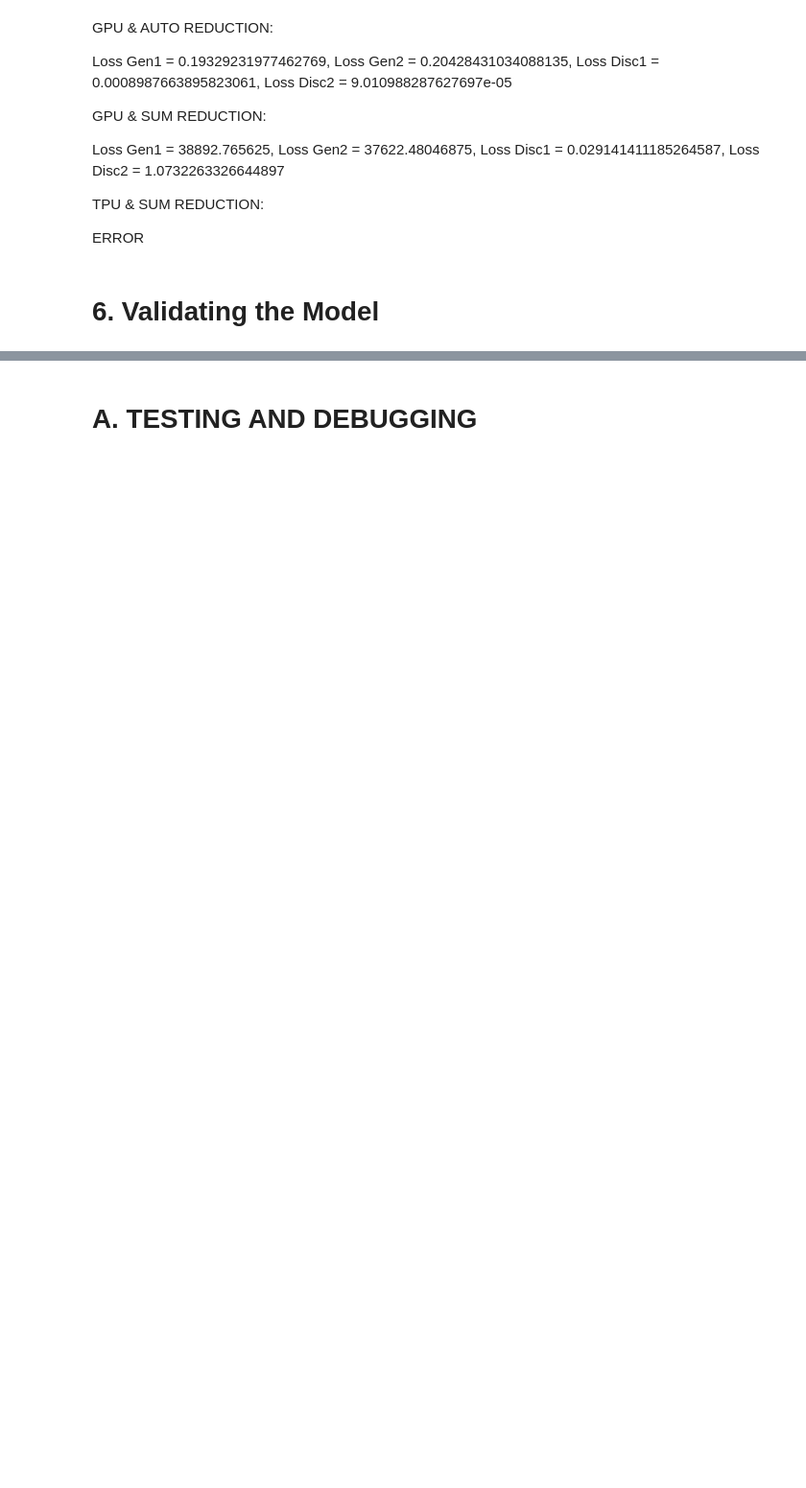
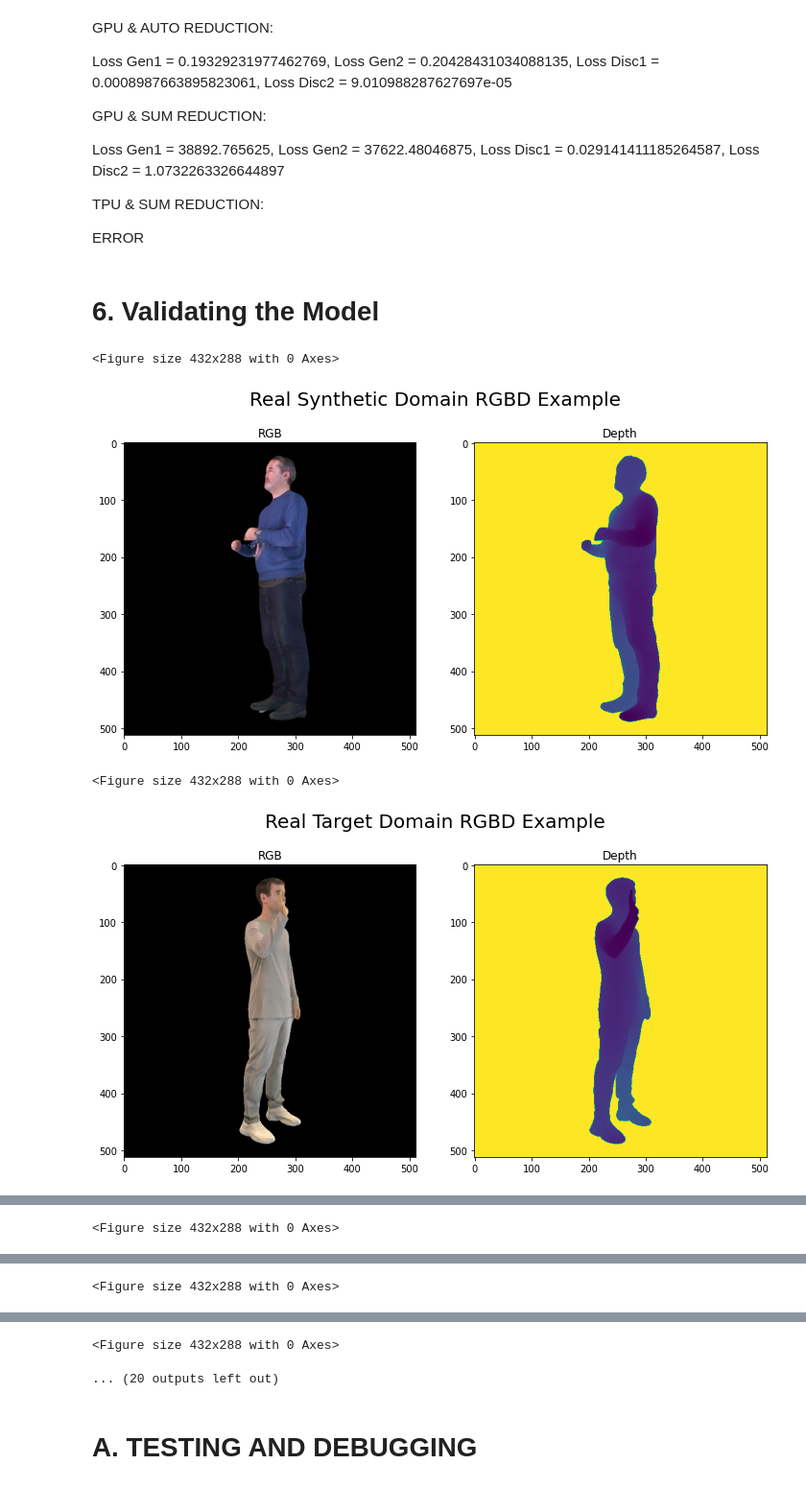
Before and after one commit to sascha-kirch/VoloGAN, a Jupyter notebook: VologramsData_Playground.ipynb, the cells around one changed output, grey strips where cells are left out. Shown at 96% size. Saved outputs shown, nothing was run; the diff lists cells and outputs as text; code cells hidden in the pictures; blank space fills up the shorter version.

```diff
--- a/VologramsData_Playground.ipynb
+++ b/VologramsData_Playground.ipynb
@@ -831,7 +744,7 @@ def decoder(inputs, convs, output_channels):
 # %% [markdown]
 Final U-Net Model
 # %%
-def UNet(imageShape = (512, 512, 4), name = None):
+def UNet(imageShape = (512, 512, 4), number_of_layers = 4, name = None):
   '''
   Defines the UNet by connecting the encoder, bottleneck and decoder.
   '''
@@ -840,7 +753,7 @@ def UNet(imageShape = (512, 512, 4), name = None):
   inputs = tf.keras.layers.Input(shape = imageShape)
 
   # feed the inputs to the encoder
-  encoder_output, convs = encoder(inputs)
+  encoder_output, convs = encoder(inputs, number_of_layers)
 
   # feed the encoder output to the bottleneck
   bottle_neck = bottleneck(encoder_output)
@@ -1258,16 +1725,3 @@ INPUT_SHAPE = (512, 512, 4)
 # %% [markdown]
 <a name="5-x"></a>
 ## 5.x Model Preparation
-# %%
-with strategy.scope():
-  #generator_T = ResNet(INPUT_SHAPE, name = "Generator_T")
-  #generator_S = ResNet(INPUT_SHAPE, name = "Generator_S")
-  #generator_T = UNet(INPUT_SHAPE, num_up_down_blocks = 6, name = "Generator_T")
-  #generator_S = UNet(INPUT_SHAPE, num_up_down_blocks = 6, name = "Generator_S")
-  generator_T = UNet(INPUT_SHAPE, name = "Generator_T")
-  generator_S = UNet(INPUT_SHAPE, name = "Generator_S")
-  discriminator_T = PatchGAN(INPUT_SHAPE, name = "Discriminator_T")
-  discriminator_S = PatchGAN(INPUT_SHAPE, name = "Discriminator_S")
-
-  cycleGAN = CycleGAN(generator_T, generator_S, discriminator_T, discriminator_S )
-  cycleGAN.print_summary()
@@ -1292,11 +1727,0 @@ _________________________________________________
-# %%
-cycleGAN.compile(
-  gen_T_optimizer = tf.keras.optimizers.Adam(learning_rate=2e-4, beta_1=0.5),
-  gen_S_optimizer = tf.keras.optimizers.Adam(learning_rate=2e-4, beta_1=0.5),
-  disc_T_optimizer = tf.keras.optimizers.Adam(learning_rate=2e-4, beta_1=0.5),
-  disc_S_optimizer = tf.keras.optimizers.Adam(learning_rate=2e-4, beta_1=0.5),
-  gen_loss_fn = generator_loss_fn,
-  disc_loss_fn = discriminator_loss_fn,
-  cycle_loss_fn = cycle_loss_fn,
-  identity_loss_fn = identity_loss_fn
-)
@@ -1385,3 +1881,17 @@ ERROR
 # %% [markdown]
 <a name="6"></a>
 # 6. Validating the Model
+# %%
+dataset = testDataset.take(1)
+real_S, real_T = list(dataset.as_numpy_iterator())[0]
+real_S = real_S[0]
+real_T= real_T[3]
+real_S = np.expand_dims(real_S, axis = 0)
+real_T = np.expand_dims(real_T, axis = 0)
+# %%
+cycleGAN.ShowInferenceValidation(real_S, real_T)
+# %% [output]
+<Figure size 432x288 with 0 Axes>
+[figure, added]
+<Figure size 432x288 with 0 Axes>
+[figure, added]
@@ -1387,0 +1899 @@ ERROR
+<Figure size 432x288 with 0 Axes>
@@ -1387,0 +1902 @@ ERROR
+<Figure size 432x288 with 0 Axes>
@@ -1388,3 +1905,5 @@ ERROR
+<Figure size 432x288 with 0 Axes>
+... (20 outputs left out)
 # %% [markdown]
 <a name="A"></a>
 # A. TESTING AND DEBUGGING
```
Also changed, not shown: parts of 36 cells of this notebook.
